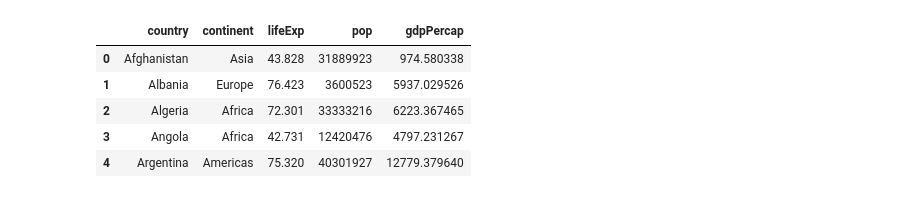
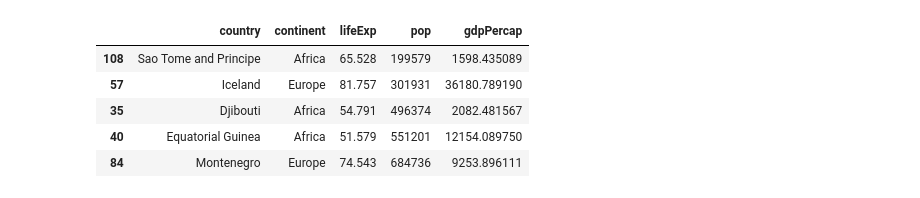
Before and after one commit to Shubham163solanki/lab1, a Jupyter notebook: gdp-lifeexp.ipynb, the cells around one changed output. Drawn from its saved outputs; the diff is of its cells as text; code cells hidden in the pictures.

```diff
--- a/gdp-lifeexp.ipynb
+++ b/gdp-lifeexp.ipynb
@@ -1,15 +1,15 @@
 # %%
 import pandas as pd
 import matplotlib.pyplot as plt
 import seaborn as sns
 
 df1=pd.read_csv("4_ThreeNum.csv")
-
+df1=df1.sort_values("pop")
 df1.head()
 # %% [output]
 |  | country | continent | lifeExp | pop | gdpPercap |
-| 0 | Afghanistan | Asia | 43.828 | 31889923 | 974.580338 |
-| 1 | Albania | Europe | 76.423 | 3600523 | 5937.029526 |
-| 2 | Algeria | Africa | 72.301 | 33333216 | 6223.367465 |
-| 3 | Angola | Africa | 42.731 | 12420476 | 4797.231267 |
-| 4 | Argentina | Americas | 75.320 | 40301927 | 12779.379640 |
+| 108 | Sao Tome and Principe | Africa | 65.528 | 199579 | 1598.435089 |
+| 57 | Iceland | Europe | 81.757 | 301931 | 36180.789190 |
+| 35 | Djibouti | Africa | 54.791 | 496374 | 2082.481567 |
+| 40 | Equatorial Guinea | Africa | 51.579 | 551201 | 12154.089750 |
+| 84 | Montenegro | Europe | 74.543 | 684736 | 9253.896111 |
```
Also changed, not shown: parts of 1 cell of this notebook.
